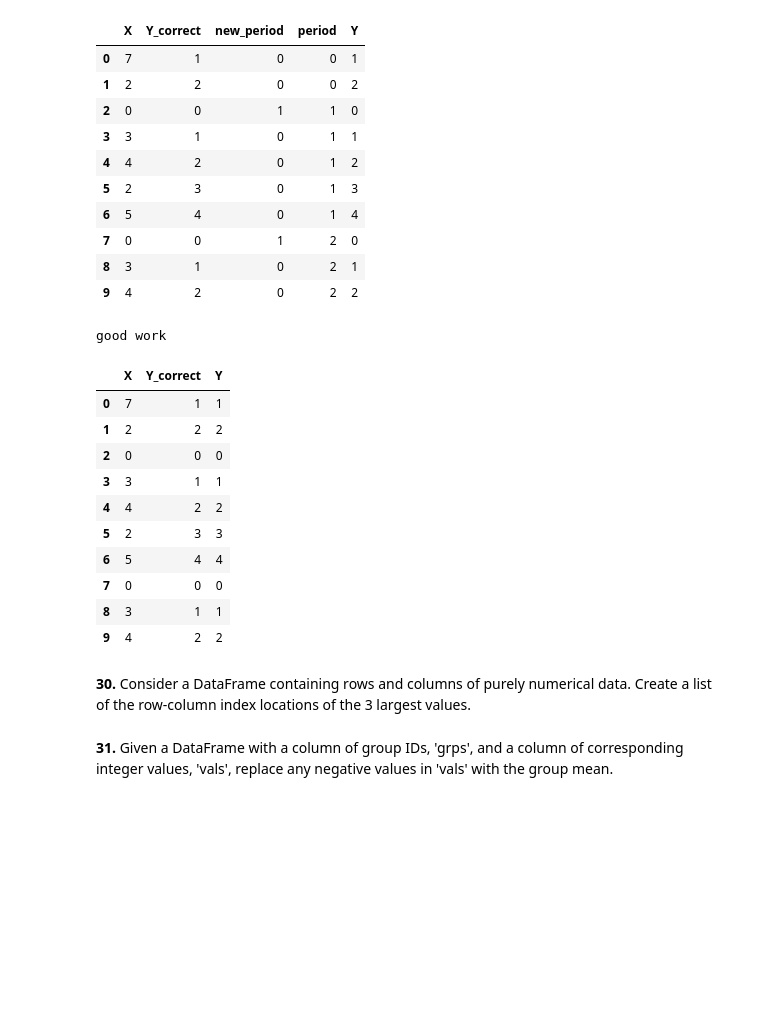
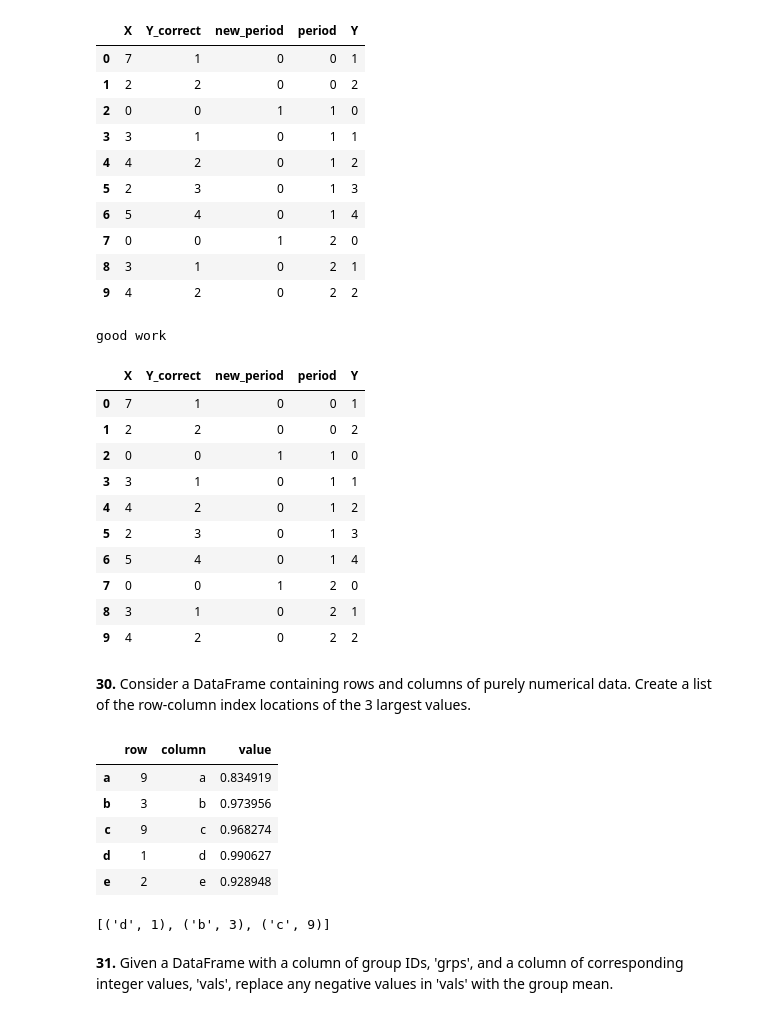
Before and after one commit to rachelpoole/100-pandas-puzzles, a Jupyter notebook: 100-pandas-puzzles.ipynb, the cells around one changed output. Cells and saved outputs as stored; diff of their text form; code cells hidden in the pictures; blank space fills up the shorter version.

```diff
--- a/100-pandas-puzzles.ipynb
+++ b/100-pandas-puzzles.ipynb
@@ -433,33 +419,62 @@ good work
 | 9 | 4 | 2 | 0 | 2 | 2 |
 # %%
 # A neater version without helper columns (working backwards from previous attempt with help from solutions!)
-df = pd.DataFrame({'X': [7, 2, 0, 3, 4, 2, 5, 0, 3, 4],
-                  'Y_correct': [1, 2, 0, 1, 2, 3, 4, 0, 1, 2]})
 df['Y'] = df.groupby((df['X'] == 0).cumsum()).cumcount()
 first_zero_idx = (df['X'] == 0).idxmax()
 df['Y'].iloc[0:first_zero_idx] += 1
-
-if all(df['Y_correct'] == df['Y']):
-    print('good work')
-else:
-    print('try again')
-
-df
+q29_check(df)
 # %% [output]
 good work
-|  | X | Y_correct | Y |
-| 0 | 7 | 1 | 1 |
-| 1 | 2 | 2 | 2 |
-| 2 | 0 | 0 | 0 |
-| 3 | 3 | 1 | 1 |
-| 4 | 4 | 2 | 2 |
-| 5 | 2 | 3 | 3 |
-| 6 | 5 | 4 | 4 |
-| 7 | 0 | 0 | 0 |
-| 8 | 3 | 1 | 1 |
-| 9 | 4 | 2 | 2 |
+|  | X | Y_correct | new_period | period | Y |
+| 0 | 7 | 1 | 0 | 0 | 1 |
+| 1 | 2 | 2 | 0 | 0 | 2 |
+| 2 | 0 | 0 | 1 | 1 | 0 |
+| 3 | 3 | 1 | 0 | 1 | 1 |
+| 4 | 4 | 2 | 0 | 1 | 2 |
+| 5 | 2 | 3 | 0 | 1 | 3 |
+| 6 | 5 | 4 | 0 | 1 | 4 |
+| 7 | 0 | 0 | 1 | 2 | 0 |
+| 8 | 3 | 1 | 0 | 2 | 1 |
+| 9 | 4 | 2 | 0 | 2 | 2 |
 # %% [markdown]
 **30.** Consider a DataFrame containing rows and columns of purely numerical data. Create a list of the row-column index locations of the 3 largest values.
+# %%
+np.random.seed(99)
+df = pd.DataFrame(data = np.random.random(size = (10, 5)),
+             columns = list('abcde'))
+# %%
+# My attempt - max per row
+column_names = list(df.idxmax(axis = 1).index)
+row_names = list(df.idxmax(axis = 1).values)
+list(zip(column_names, row_names))
+
+# Other attempt: logic was
+# 1. Find the max per column
+# 2. Find max of all these to find the overall max
+# 3. Store the location in the original dataframe
+# 4. Change this value to 0
+# 5. Loop through twice more to find the three largest values
+
+best_of_columns = pd.DataFrame()
+best_of_columns['row'] = df.idxmax(axis=0)
+best_of_columns['column'] = df.idxmax(axis=0).index
+best_of_columns['value'] = df.max(axis=0)
+best_of_columns
+# %% [output]
+|  | row | column | value |
+| a | 9 | a | 0.834919 |
+| b | 3 | b | 0.973956 |
+| c | 9 | c | 0.968274 |
+| d | 1 | d | 0.990627 |
+| e | 2 | e | 0.928948 |
+# %%
+# Correct answer
+
+df.unstack().sort_values(ascending = False)[:3].index.tolist()
+
+# Notes: unstack converts everything into a multi-index series. Can then find highest numbers in the series. .index() will take both index values.
+# %% [output]
+[('d', 1), ('b', 3), ('c', 9)]
 # %% [markdown]
 **31.** Given a DataFrame with a column of group IDs, 'grps', and a column of corresponding integer values, 'vals', replace any negative values in 'vals' with the group mean.
 # %% [markdown]
```
Also changed, not shown: parts of 13 cells of this notebook.
